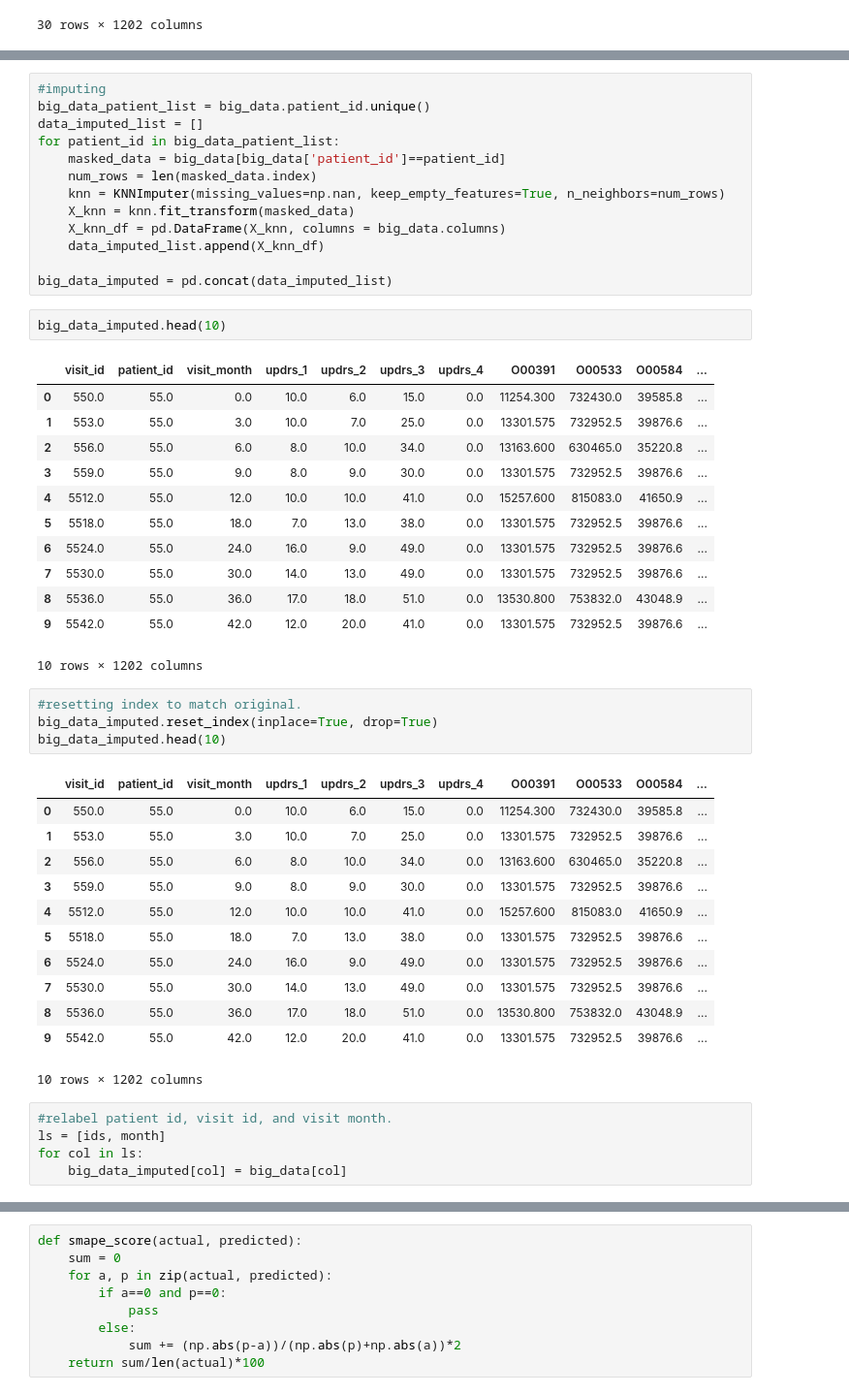
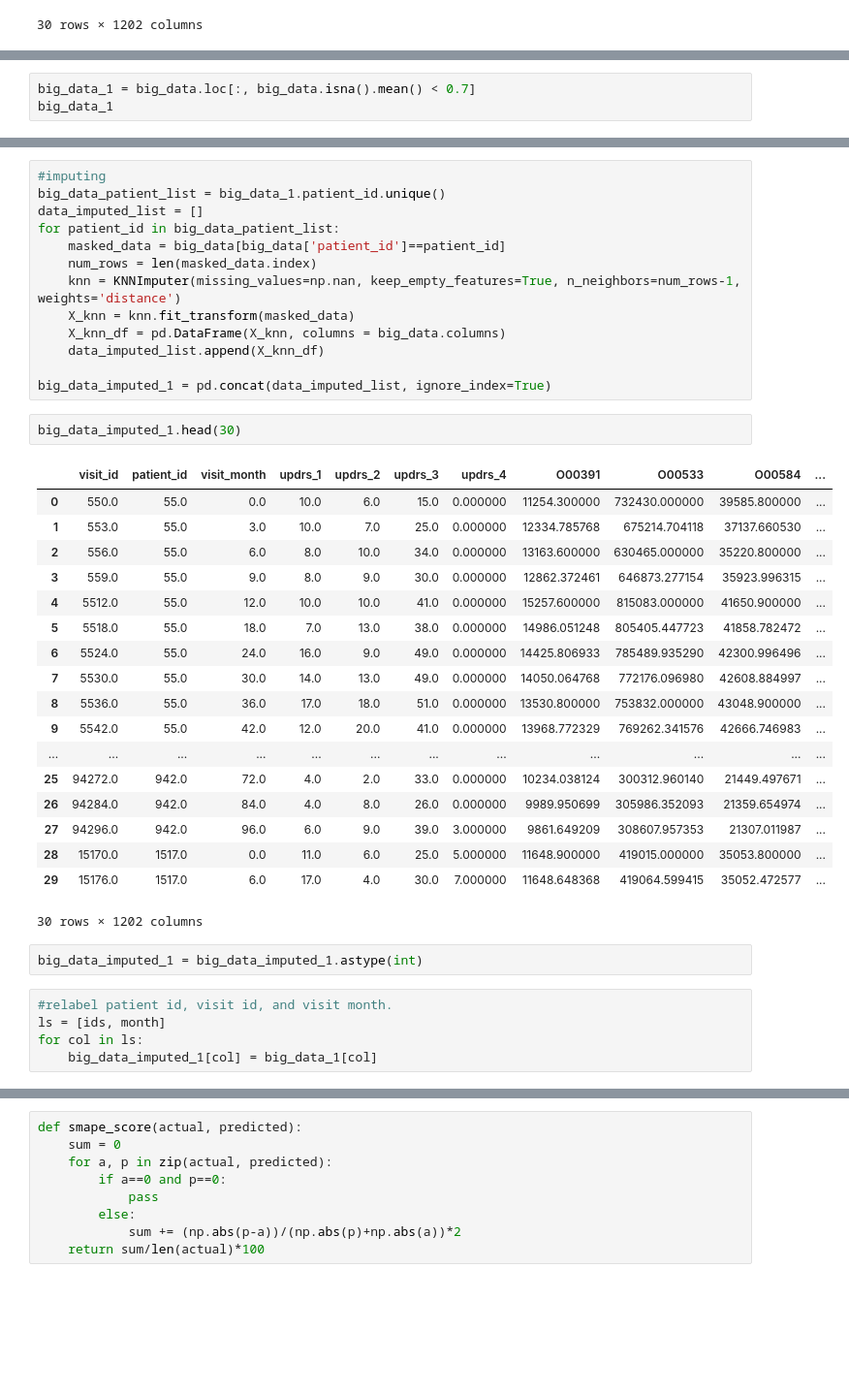
Before and after one commit to fan-yang-md/parkinsons_disease_progression_prediction, a Jupyter notebook: model_hypertuning.ipynb, the cells around one changed output, grey strips where cells are left out. Shown at 97% size. Drawn from its saved outputs; the diff is of its cells as text; blank space fills up the shorter version.

Commit message:
knn imputer rework, strategy = distance

```diff
--- a/model_hypertuning.ipynb
+++ b/model_hypertuning.ipynb
@@ -625,0 +658,3 @@ big_data.head(30)
+# %%
+big_data_1 = big_data.loc[:, big_data.isna().mean() < 0.7]
+big_data_1
@@ -626,50 +675,41 @@ big_data.head(30)
 # %%
 #imputing
-big_data_patient_list = big_data.patient_id.unique()
+big_data_patient_list = big_data_1.patient_id.unique()
 data_imputed_list = []
 for patient_id in big_data_patient_list:
     masked_data = big_data[big_data['patient_id']==patient_id]
     num_rows = len(masked_data.index)
-    knn = KNNImputer(missing_values=np.nan, keep_empty_features=True, n_neighbors=num_rows)
+    knn = KNNImputer(missing_values=np.nan, keep_empty_features=True, n_neighbors=num_rows-1, weights='distance')
     X_knn = knn.fit_transform(masked_data)
     X_knn_df = pd.DataFrame(X_knn, columns = big_data.columns)
     data_imputed_list.append(X_knn_df)
 
-big_data_imputed = pd.concat(data_imputed_list)
+big_data_imputed_1 = pd.concat(data_imputed_list, ignore_index=True)
-# %%
-big_data_imputed.head(10)
-# %% [output]
-|  | visit_id | patient_id | visit_month | updrs_1 | updrs_2 | updrs_3 | updrs_4 | O00391 | O00533 | O00584 | ... |
-| 0 | 550.0 | 55.0 | 0.0 | 10.0 | 6.0 | 15.0 | 0.0 | 11254.300 | 732430.0 | 39585.8 | ... |
-| 1 | 553.0 | 55.0 | 3.0 | 10.0 | 7.0 | 25.0 | 0.0 | 13301.575 | 732952.5 | 39876.6 | ... |
-| 2 | 556.0 | 55.0 | 6.0 | 8.0 | 10.0 | 34.0 | 0.0 | 13163.600 | 630465.0 | 35220.8 | ... |
-| 3 | 559.0 | 55.0 | 9.0 | 8.0 | 9.0 | 30.0 | 0.0 | 13301.575 | 732952.5 | 39876.6 | ... |
-| 4 | 5512.0 | 55.0 | 12.0 | 10.0 | 10.0 | 41.0 | 0.0 | 15257.600 | 815083.0 | 41650.9 | ... |
-| 5 | 5518.0 | 55.0 | 18.0 | 7.0 | 13.0 | 38.0 | 0.0 | 13301.575 | 732952.5 | 39876.6 | ... |
-| 6 | 5524.0 | 55.0 | 24.0 | 16.0 | 9.0 | 49.0 | 0.0 | 13301.575 | 732952.5 | 39876.6 | ... |
-| 7 | 5530.0 | 55.0 | 30.0 | 14.0 | 13.0 | 49.0 | 0.0 | 13301.575 | 732952.5 | 39876.6 | ... |
-| 8 | 5536.0 | 55.0 | 36.0 | 17.0 | 18.0 | 51.0 | 0.0 | 13530.800 | 753832.0 | 43048.9 | ... |
-| 9 | 5542.0 | 55.0 | 42.0 | 12.0 | 20.0 | 41.0 | 0.0 | 13301.575 | 732952.5 | 39876.6 | ... |
-10 rows × 1202 columns
-# %%
-#resetting index to match original.
-big_data_imputed.reset_index(inplace=True, drop=True)
-big_data_imputed.head(10)
-# %% [output]
-|  | visit_id | patient_id | visit_month | updrs_1 | updrs_2 | updrs_3 | updrs_4 | O00391 | O00533 | O00584 | ... |
-| 0 | 550.0 | 55.0 | 0.0 | 10.0 | 6.0 | 15.0 | 0.0 | 11254.300 | 732430.0 | 39585.8 | ... |
-| 1 | 553.0 | 55.0 | 3.0 | 10.0 | 7.0 | 25.0 | 0.0 | 13301.575 | 732952.5 | 39876.6 | ... |
-| 2 | 556.0 | 55.0 | 6.0 | 8.0 | 10.0 | 34.0 | 0.0 | 13163.600 | 630465.0 | 35220.8 | ... |
-| 3 | 559.0 | 55.0 | 9.0 | 8.0 | 9.0 | 30.0 | 0.0 | 13301.575 | 732952.5 | 39876.6 | ... |
-| 4 | 5512.0 | 55.0 | 12.0 | 10.0 | 10.0 | 41.0 | 0.0 | 15257.600 | 815083.0 | 41650.9 | ... |
-| 5 | 5518.0 | 55.0 | 18.0 | 7.0 | 13.0 | 38.0 | 0.0 | 13301.575 | 732952.5 | 39876.6 | ... |
-| 6 | 5524.0 | 55.0 | 24.0 | 16.0 | 9.0 | 49.0 | 0.0 | 13301.575 | 732952.5 | 39876.6 | ... |
-| 7 | 5530.0 | 55.0 | 30.0 | 14.0 | 13.0 | 49.0 | 0.0 | 13301.575 | 732952.5 | 39876.6 | ... |
-| 8 | 5536.0 | 55.0 | 36.0 | 17.0 | 18.0 | 51.0 | 0.0 | 13530.800 | 753832.0 | 43048.9 | ... |
-| 9 | 5542.0 | 55.0 | 42.0 | 12.0 | 20.0 | 41.0 | 0.0 | 13301.575 | 732952.5 | 39876.6 | ... |
-10 rows × 1202 columns
+# %%
+big_data_imputed_1.head(30)
+# %% [output]
+|  | visit_id | patient_id | visit_month | updrs_1 | updrs_2 | updrs_3 | updrs_4 | O00391 | O00533 | O00584 | ... |
+| 0 | 550.0 | 55.0 | 0.0 | 10.0 | 6.0 | 15.0 | 0.000000 | 11254.300000 | 732430.000000 | 39585.800000 | ... |
+| 1 | 553.0 | 55.0 | 3.0 | 10.0 | 7.0 | 25.0 | 0.000000 | 12334.785768 | 675214.704118 | 37137.660530 | ... |
+| 2 | 556.0 | 55.0 | 6.0 | 8.0 | 10.0 | 34.0 | 0.000000 | 13163.600000 | 630465.000000 | 35220.800000 | ... |
+| 3 | 559.0 | 55.0 | 9.0 | 8.0 | 9.0 | 30.0 | 0.000000 | 12862.372461 | 646873.277154 | 35923.996315 | ... |
+| 4 | 5512.0 | 55.0 | 12.0 | 10.0 | 10.0 | 41.0 | 0.000000 | 15257.600000 | 815083.000000 | 41650.900000 | ... |
+| 5 | 5518.0 | 55.0 | 18.0 | 7.0 | 13.0 | 38.0 | 0.000000 | 14986.051248 | 805405.447723 | 41858.782472 | ... |
+| 6 | 5524.0 | 55.0 | 24.0 | 16.0 | 9.0 | 49.0 | 0.000000 | 14425.806933 | 785489.935290 | 42300.996496 | ... |
+| 7 | 5530.0 | 55.0 | 30.0 | 14.0 | 13.0 | 49.0 | 0.000000 | 14050.064768 | 772176.096980 | 42608.884997 | ... |
+| 8 | 5536.0 | 55.0 | 36.0 | 17.0 | 18.0 | 51.0 | 0.000000 | 13530.800000 | 753832.000000 | 43048.900000 | ... |
+| 9 | 5542.0 | 55.0 | 42.0 | 12.0 | 20.0 | 41.0 | 0.000000 | 13968.772329 | 769262.341576 | 42666.746983 | ... |
+| ... | ... | ... | ... | ... | ... | ... | ... | ... | ... | ... | ... |
+| 25 | 94272.0 | 942.0 | 72.0 | 4.0 | 2.0 | 33.0 | 0.000000 | 10234.038124 | 300312.960140 | 21449.497671 | ... |
+| 26 | 94284.0 | 942.0 | 84.0 | 4.0 | 8.0 | 26.0 | 0.000000 | 9989.950699 | 305986.352093 | 21359.654974 | ... |
+| 27 | 94296.0 | 942.0 | 96.0 | 6.0 | 9.0 | 39.0 | 3.000000 | 9861.649209 | 308607.957353 | 21307.011987 | ... |
+| 28 | 15170.0 | 1517.0 | 0.0 | 11.0 | 6.0 | 25.0 | 5.000000 | 11648.900000 | 419015.000000 | 35053.800000 | ... |
+| 29 | 15176.0 | 1517.0 | 6.0 | 17.0 | 4.0 | 30.0 | 7.000000 | 11648.648368 | 419064.599415 | 35052.472577 | ... |
+30 rows × 1202 columns
+# %%
+big_data_imputed_1 = big_data_imputed_1.astype(int)
 # %%
 #relabel patient id, visit id, and visit month.
 ls = [ids, month]
 for col in ls:
-    big_data_imputed[col] = big_data[col]
+    big_data_imputed_1[col] = big_data_1[col]
```
Also changed, not shown: parts of 34 cells of this notebook, 2 other files.
